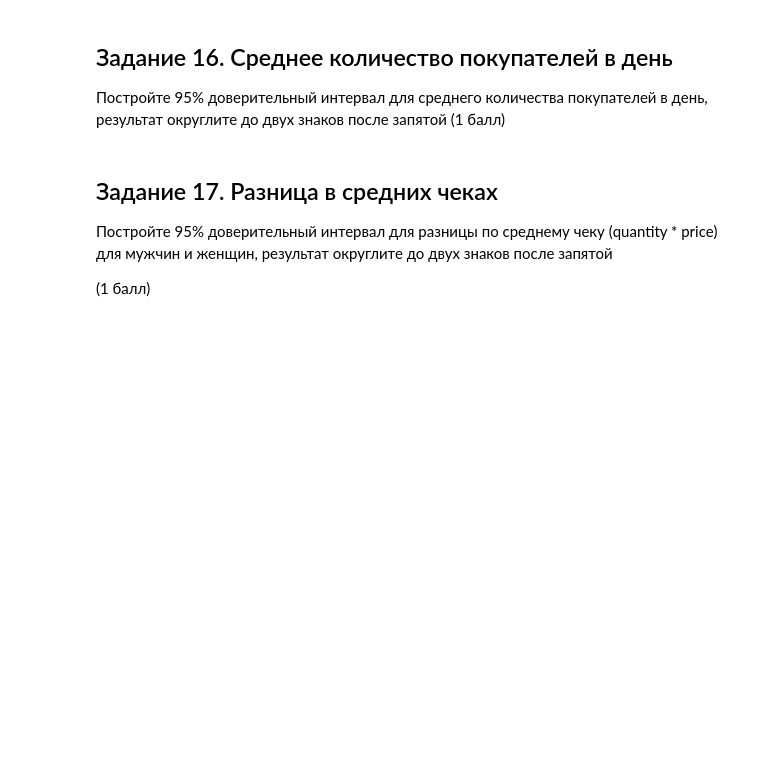
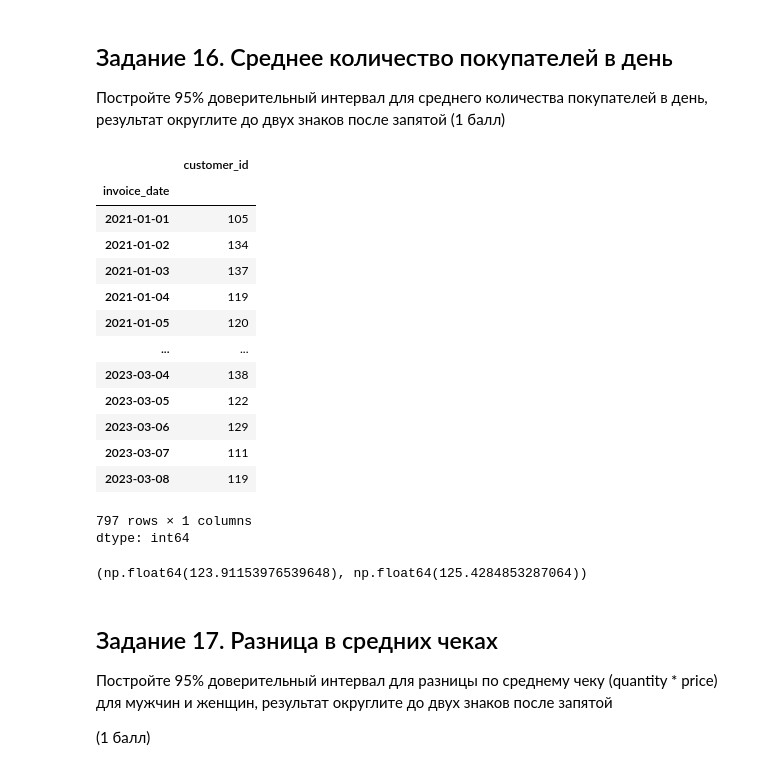
Before and after one commit to semwett0301/stat-ml-labs, a Jupyter notebook: statistic-course/math_stat_2.ipynb, the cells around one changed output. Saved outputs shown, nothing was run; the diff lists cells and outputs as text; code cells hidden in the pictures; blank space fills up the shorter version.

```diff
--- a/statistic-course/math_stat_2.ipynb
+++ b/statistic-course/math_stat_2.ipynb
@@ -596,6 +596,29 @@ stats.t.interval(0.95, df=(len(df['quantity']) -1), loc=df['quantity'].mean(), s
 
 Постройте 95% доверительный интервал для среднего количества покупателей в день, результат округлите до двух знаков после запятой
 (1 балл)
+# %%
+customer_amount = df.drop_duplicates(['invoice_date', 'customer_id']).groupby(['invoice_date'])['customer_id'].count()
+customer_amount
+# %% [output]
+|  | customer_id |
+| invoice_date |  |
+| 2021-01-01 | 105 |
+| 2021-01-02 | 134 |
+| 2021-01-03 | 137 |
+| 2021-01-04 | 119 |
+| 2021-01-05 | 120 |
+| ... | ... |
+| 2023-03-04 | 138 |
+| 2023-03-05 | 122 |
+| 2023-03-06 | 129 |
+| 2023-03-07 | 111 |
+| 2023-03-08 | 119 |
+797 rows × 1 columns
+dtype: int64
+# %%
+stats.t.interval(0.95, df=(len(customer_amount) -1), loc=customer_amount.mean(), scale=stats.sem(customer_amount))
+# %% [output]
+(np.float64(123.91153976539648), np.float64(125.4284853287064))
 # %% [markdown]
 ## Задание 17. Разница в средних чеках
 
```
Also changed, not shown: parts of 4 cells of this notebook.
